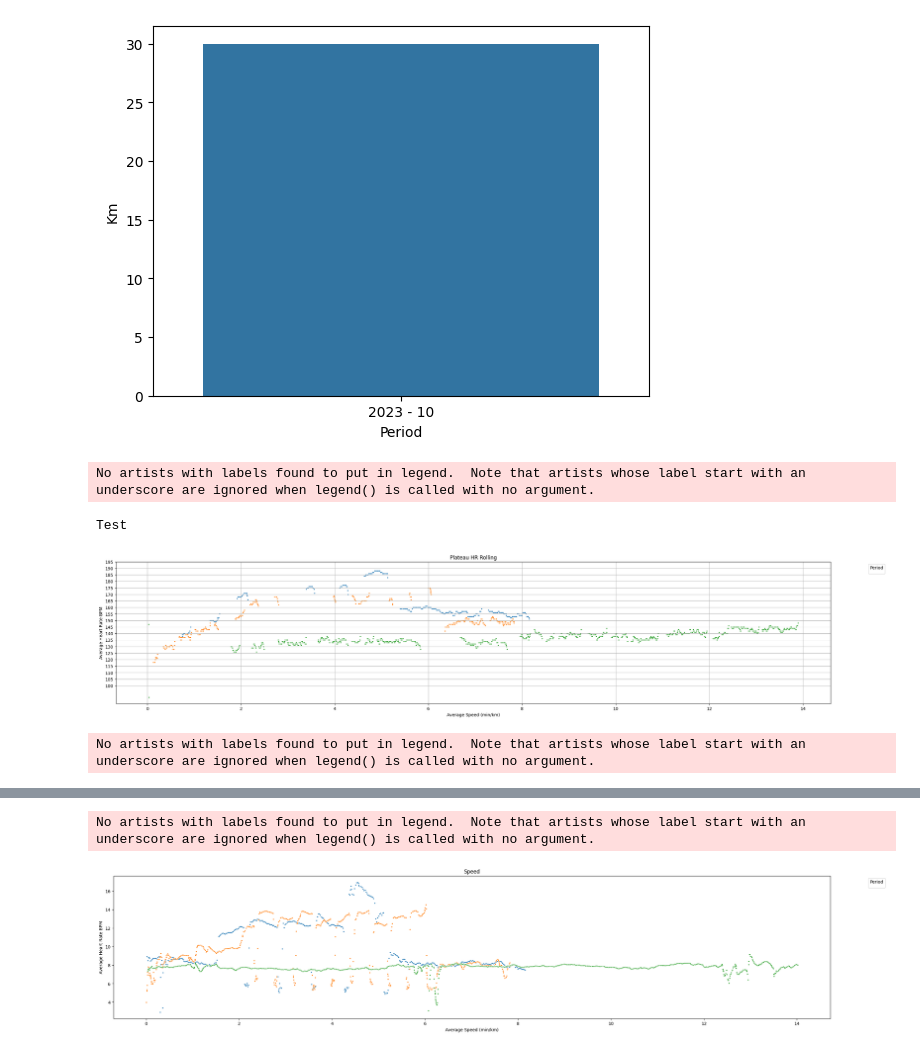
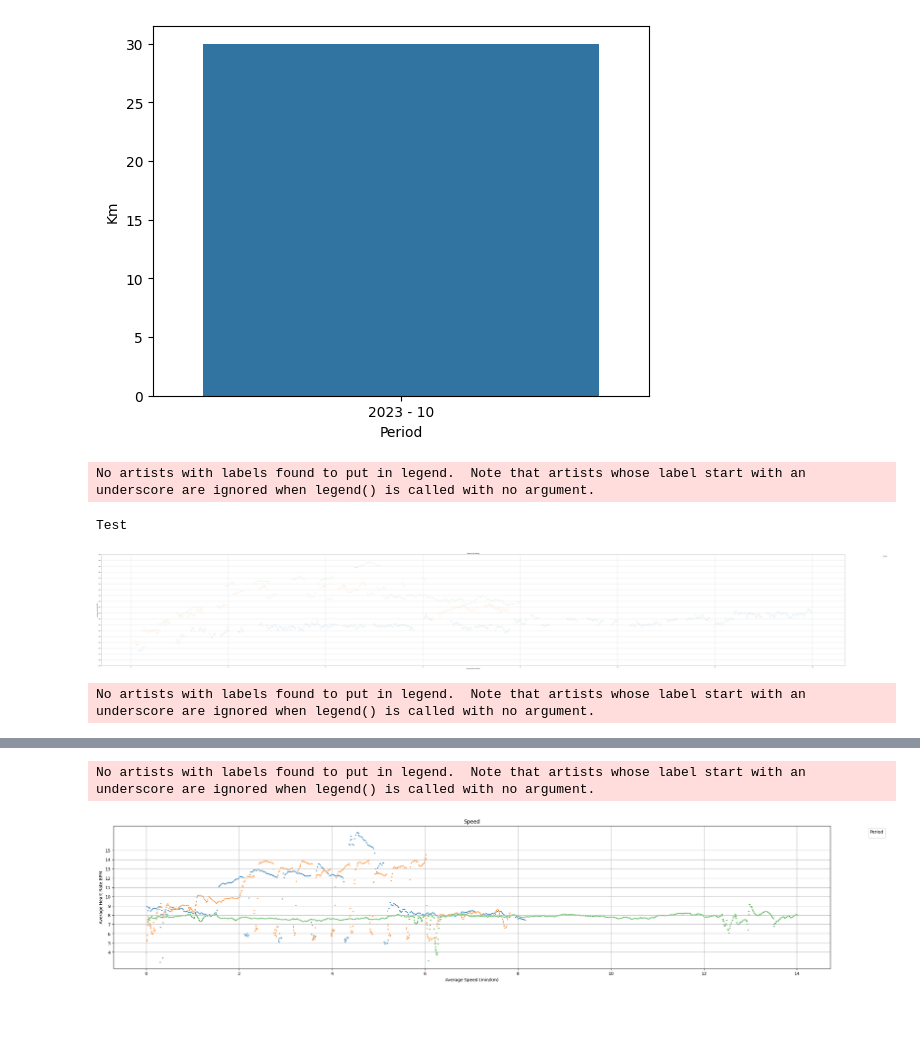
Before and after one commit to joergl87/RunningStuff, a Jupyter notebook: Auswertung.ipynb, the cells around one changed output, grey strips where cells are left out. Cells and saved outputs as stored; diff of their text form; code cells hidden in the pictures; blank space fills up the shorter version.

```diff
--- a/Auswertung.ipynb
+++ b/Auswertung.ipynb
@@ -160,45 +160,56 @@ for activity in root.findall(".//default:Activity", namespaces=namespaces):
                 except:
                     print("Error")
 
-data = pd.DataFrame(trackpointsArr, columns=["ActivityId", "HeartRate", "Speed", "Distance"])
+all_data = pd.DataFrame(trackpointsArr, columns=["ActivityId", "HeartRate", "Speed", "Distance"])
 data_without_plateau = pd.DataFrame(columns=["ActivityId", "HeartRate", "Speed", "Distance"])
-data = data[data["Speed"] != 0]
-data["HeartRateR"] = data["HeartRate"].rolling(3).median()
-data = data.reset_index()
+all_data = all_data[all_data["Speed"] != 0]
+all_data = all_data.reset_index()
 
-# Replace 'your_data' with your time series data
-time_series = data
+window_size = 3
+all_data["HeartRateR"] = None
+unique_identifiers = all_data['ActivityId'].unique()
+for identifier in unique_identifiers:
+    mask = all_data['ActivityId'] == identifier
+    all_data.loc[mask, 'HeartRateR'] = all_data.loc[mask, 'HeartRate'].rolling(window=window_size, min_periods=1).median()
+    all_data.loc[mask, 'SpeedR'] = all_data.loc[mask, 'Speed'].rolling(window=window_size, min_periods=1).median()
 
-# Define a tolerance threshold to determine what constitutes a plateau
-tolerance = 5  # Adjust as needed based on your data
+grouped_by_activity = all_data.groupby("ActivityId")
 
-# Initialize variables to track plateau segments
 plateaus = []
-current_plateau = []
+tolerance = 3
+for group_name, group_data in grouped_by_activity:
+    i = 0
+    while i < len(group_data)-1:
+        local_plateau = []
+        plateau_min = min(group_data.iloc[i]["HeartRateR"], group_data.iloc[i+1]["HeartRateR"])
+        plateau_max = max(group_data.iloc[i]["HeartRateR"], group_data.iloc[i+1]["HeartRateR"])
+        diff = abs(plateau_min - plateau_max)
+        if diff <= tolerance:
+            still_plateau = True
+            local_plateau.append(group_data.iloc[i])
+            local_plateau.append(group_data.iloc[i+1])
+            j=i+1
+            while still_plateau:
+                if j+1 >= len(group_data): break
+                plateau_min = min(plateau_min, group_data.iloc[j+1]["HeartRateR"])
+                plateau_max = max(plateau_max, group_data.iloc[j+1]["HeartRateR"])
+                diff = abs(plateau_min - plateau_max)
+                if diff <= tolerance:
+                    local_plateau.append(group_data.iloc[j+1])
+                    j+=1
+                else:
+                    still_plateau = False
+                    i = j
+                    if len(local_plateau) > 10:
+                        plateaus.extend(local_plateau)
+            i = j+1
+        else: i+=1
 
-interval = 10
-# Iterate through the time series data
-for i in range(interval, len(time_series)):
-    # Check the difference between the current and previous values
-    subset_df = time_series.iloc[i-interval: i]
-    max_value = subset_df["HeartRateR"].max()
-    min_value = subset_df["HeartRateR"].min()
-    # diff = abs(time_series.iloc[i]["HeartRate"] - time_series.iloc[i - 1]["HeartRate"])
-    diff = max_value-min_value
-    #  If the difference is below the tolerance, it's part of the current plateau
-    if diff < tolerance:
-        current_plateau.append(time_series.iloc[i])
-    else:
-        # If the difference is above the tolerance, a plateau has ended
-        if len(current_plateau) > 10:
-            plateaus.append(current_plateau)
-        current_plateau = []
-    # If there's a plateau at the end of the time series, add it
-    if len(current_plateau) > 10:
-        plateaus.append(current_plateau)
-        df_current_plateau = pd.DataFrame(current_plateau, columns=["ActivityId", "HeartRate", "Speed", "Distance", "HeartRateR"])
-        data_without_plateau = pd.concat([data_without_plateau, df_current_plateau], ignore_index=True)
-        i+=len(current_plateau)
+df_plateaus = pd.DataFrame(plateaus, columns=["ActivityId", "HeartRate", "Speed", "Distance", "HeartRateR", "SpeedR"])
+
+data_without_plateau = pd.concat([data_without_plateau, df_plateaus], ignore_index=True)
+
+
 
 # You can now work with the 'plateaus' list, which contains plateau segments
 
@@ -206,10 +217,10 @@ for i in range(interval, len(time_series)):
 print("Test")
 
 # Plotting hrt
-plt.figure(figsize=(30,6))
+plt.figure(figsize=(120,18))
 
-for activityId in data_without_plateau["ActivityId"].unique():
-    sns.scatterplot(data=data_without_plateau[data_without_plateau["ActivityId"] == activityId], x='Distance', y='HeartRateR', marker=".")
+for activityId in df_plateaus["ActivityId"].unique():
+    sns.scatterplot(data=df_plateaus[df_plateaus["ActivityId"] == activityId], x='Distance', y='HeartRateR', marker=".")
 
 plt.title('Plateau HR Rolling')
 plt.xlabel('Average Speed (min/km)')
@@ -221,37 +232,37 @@ plt.yticks(np.arange(100, 200, step=5))
 plt.show()
 
 # Plotting hrt
 plt.figure(figsize=(30,6))
 
-for activityId in data["ActivityId"].unique():
-    sns.scatterplot(data=data[data["ActivityId"] == activityId], x='Distance', y='HeartRate', marker=".")
-    sns.lineplot(data=data[data["ActivityId"] == activityId], x='Distance', y='HeartRateR')
+for activityId in all_data["ActivityId"].unique():
+    sns.scatterplot(data=all_data[all_data["ActivityId"] == activityId], x='Distance', y='HeartRate', marker=".")
+    sns.lineplot(data=all_data[all_data["ActivityId"] == activityId], x='Distance', y='HeartRateR')
 
 plt.title('Original data HR + HR Rolling')
 plt.xlabel('Average Speed (min/km)')
 plt.ylabel('Average Heart Rate BPM')
 plt.legend(title='Period', bbox_to_anchor=(1.05, 1), loc='upper left')
 plt.grid(True)
 plt.yticks(np.arange(100, 200, step=5))
 
 plt.show()
 
 # Plotting speed
 plt.figure(figsize=(30,6))
 
-for activityId in data["ActivityId"].unique():
-    sns.scatterplot(data=data[data["ActivityId"] == activityId], x='Distance', y='Speed', marker=".")
+for activityId in all_data["ActivityId"].unique():
+    sns.scatterplot(data=all_data[all_data["ActivityId"] == activityId], x='Distance', y='Speed', marker=".")
 
 plt.title('Speed')
 plt.xlabel('Average Speed (min/km)')
 plt.ylabel('Average Heart Rate BPM')
 plt.legend(title='Period', bbox_to_anchor=(1.05, 1), loc='upper left')
 plt.grid(True)
 plt.yticks(np.arange(4, 16, step=1))
 
 plt.show()
 # %% [output]
 No artists with labels found to put in legend.  Note that artists whose label start with an underscore are ignored when legend() is called with no argument.
 Test
-[figure, old version]
+[figure, new version]
 No artists with labels found to put in legend.  Note that artists whose label start with an underscore are ignored when legend() is called with no argument.
```
Also changed, not shown: parts of 1 cell of this notebook.
